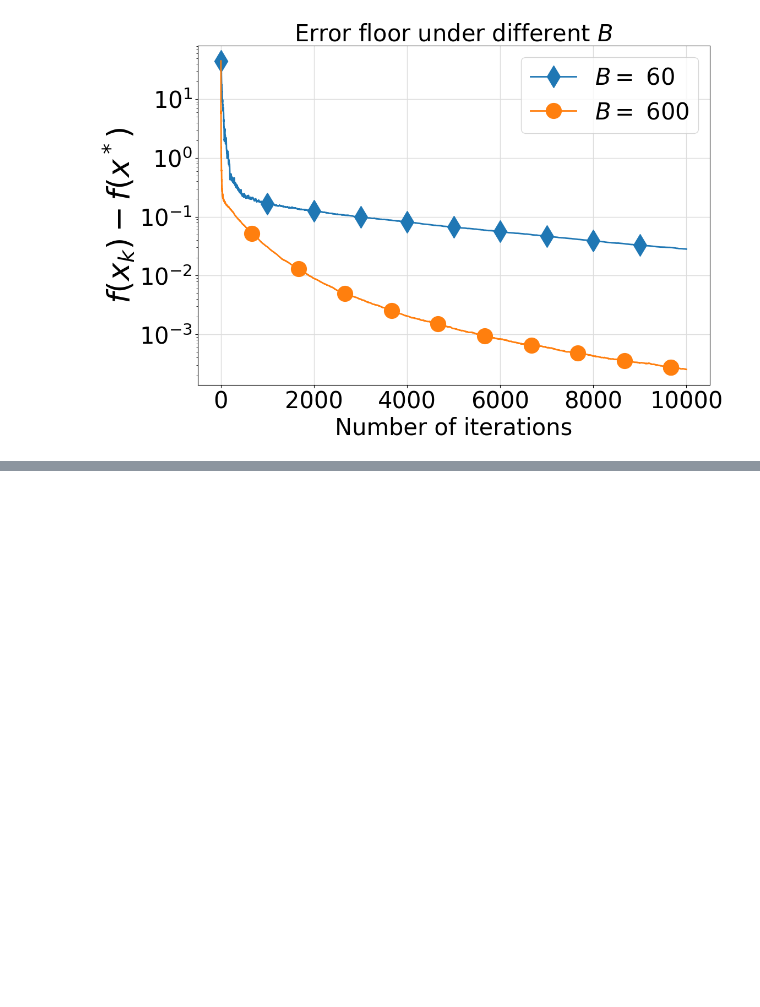
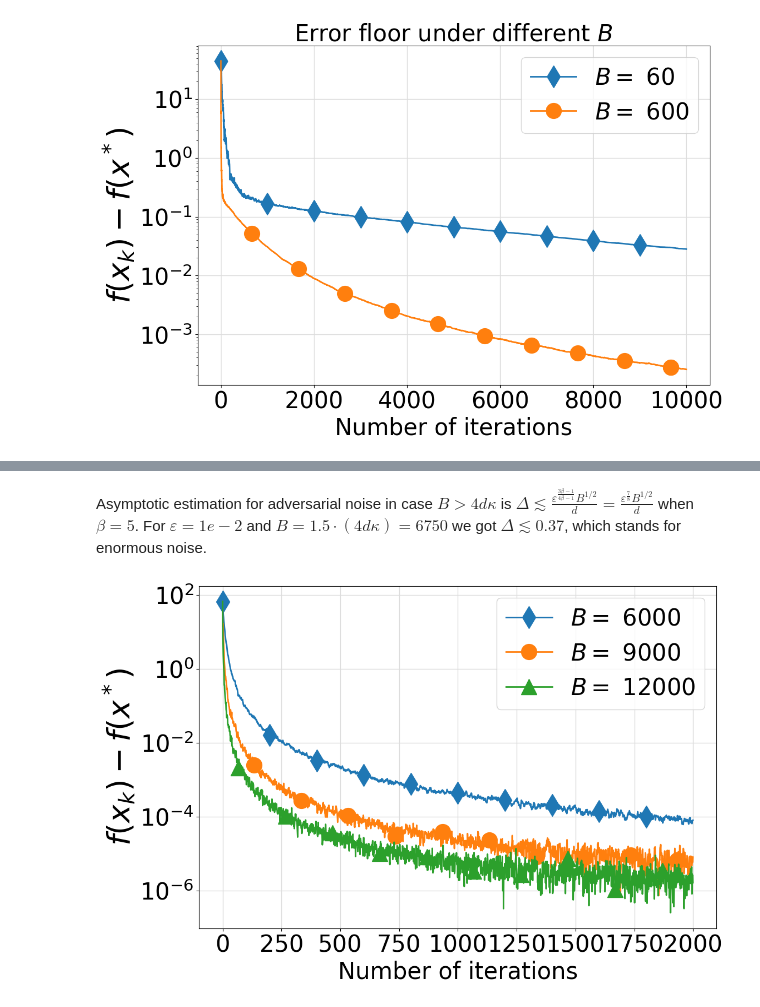
Before and after one commit to MetalistForever/ZO-AccSGD, a Jupyter notebook: toy_example.ipynb, the cells around one changed output, grey strips where cells are left out. Saved outputs shown, nothing was run; the diff lists cells and outputs as text; code cells hidden in the pictures; blank space fills up the shorter version.

Commit message:
Synthetic experiments added

```diff
--- a/toy_example.ipynb
+++ b/toy_example.ipynb
@@ -554,0 +547,19 @@ plot_graph_Bs(Bs[:2], Bs_comp[:2])
+# %%
+model_error_floor = Experiments(d, p, Q)
+# %%
+Iterations = 2000
+Batches = [6000, 9000, 12000]
+error_floor = 1e-2
+beta = 5
+gamma = 0.1
+# %% [markdown]
+Asymptotic estimation for adversarial noise in case $B > 4d\kappa$ is $\displaystyle \Delta \lesssim\frac{\varepsilon^\frac{3\beta - 1}{4\beta - 1}B^{1/2}}{d} = \frac{\varepsilon^{\frac{7}{8}}B^{1/2}}{d}$ when $\beta = 5$. For $\varepsilon = 1e-2$ and $B = 1.5 \cdot (4d\kappa) = 6750$ we got $\Delta \lesssim 0.37$, which stands for enormous noise.
+# %%
+ovb_error = []
+# %%
+for Batch in Batches:
+    ovb_error.append(model_error_floor.Our_algorithm(beta, gamma, Iterations, Batch, rho=max(1, 4 * d * (3 * 125)/Batch), eps=error_floor))
+# %%
+plot_graph_Bs(Batches, ovb_error[:])
+# %% [output]
+[figure, added]
```
Also changed, not shown: parts of 9 cells of this notebook, 35 other files.
